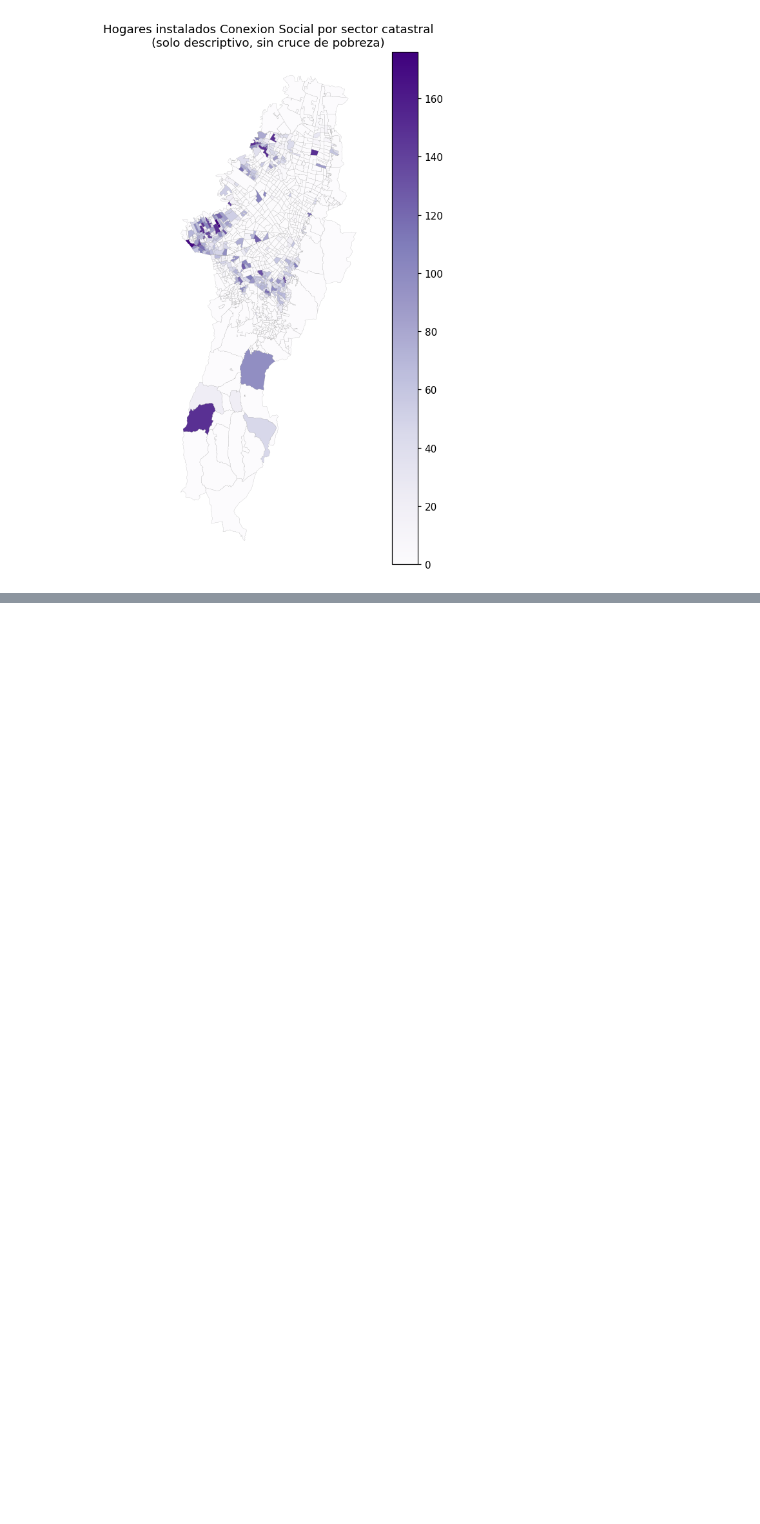
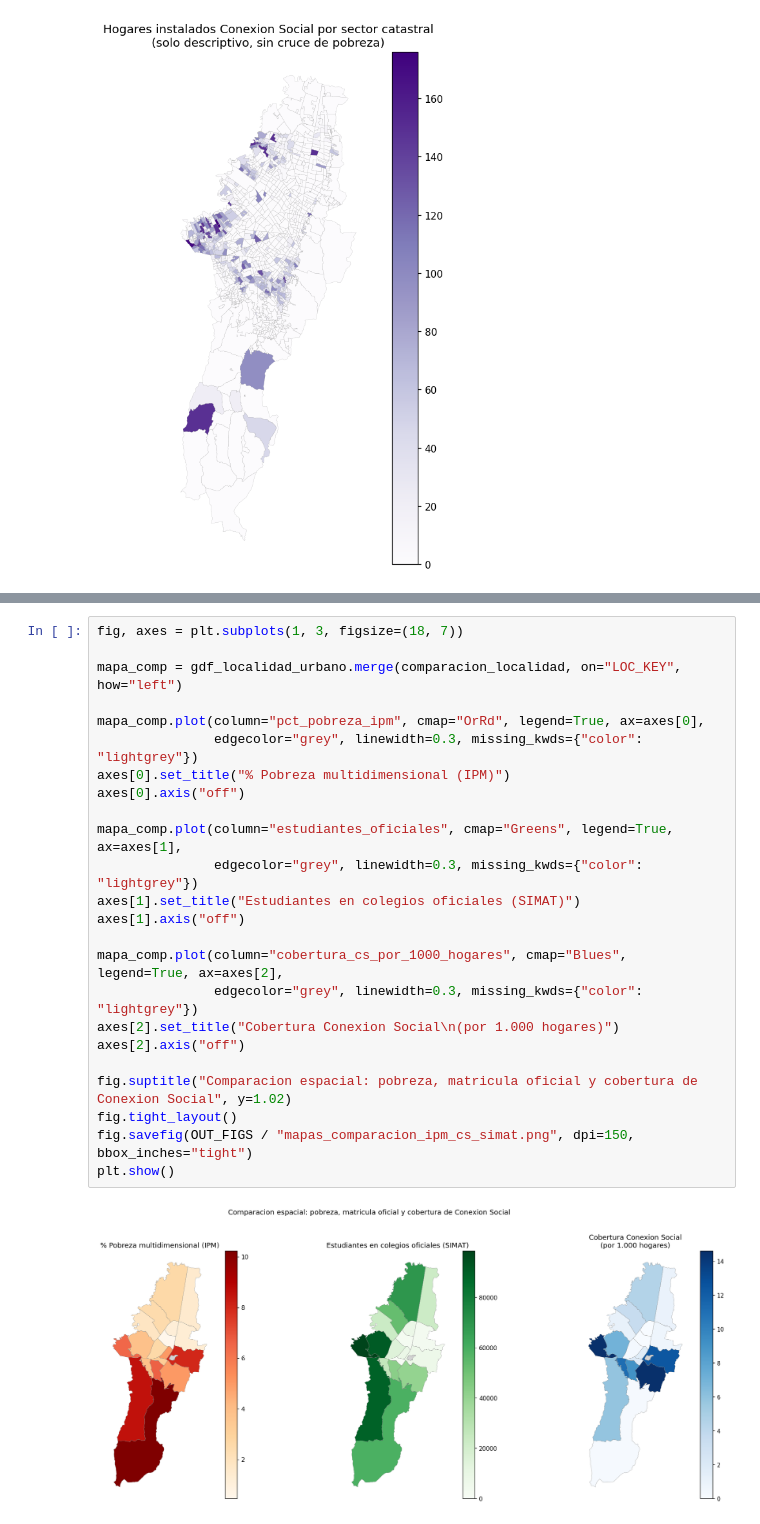
Before and after one commit to jestupinan5/DataJam---Conexi-n-Social-Integraci-n-Social, a Jupyter notebook: notebooks/01_analisis_espacial_conexion_social.ipynb, the cells around one changed output, grey strips where cells are left out. Drawn from its saved outputs; the diff is of its cells as text; blank space fills up the shorter version.

```diff
--- a/notebooks/01_analisis_espacial_conexion_social.ipynb
+++ b/notebooks/01_analisis_espacial_conexion_social.ipynb
@@ -613,0 +803,26 @@ Seccion pendiente de activar cuando se disponga del archivo SIMAT.
+# %%
+fig, axes = plt.subplots(1, 3, figsize=(18, 7))
+
+mapa_comp = gdf_localidad_urbano.merge(comparacion_localidad, on="LOC_KEY", how="left")
+
+mapa_comp.plot(column="pct_pobreza_ipm", cmap="OrRd", legend=True, ax=axes[0],
+               edgecolor="grey", linewidth=0.3, missing_kwds={"color": "lightgrey"})
+axes[0].set_title("% Pobreza multidimensional (IPM)")
+axes[0].axis("off")
+
+mapa_comp.plot(column="estudiantes_oficiales", cmap="Greens", legend=True, ax=axes[1],
+               edgecolor="grey", linewidth=0.3, missing_kwds={"color": "lightgrey"})
+axes[1].set_title("Estudiantes en colegios oficiales (SIMAT)")
+axes[1].axis("off")
+
+mapa_comp.plot(column="cobertura_cs_por_1000_hogares", cmap="Blues", legend=True, ax=axes[2],
+               edgecolor="grey", linewidth=0.3, missing_kwds={"color": "lightgrey"})
+axes[2].set_title("Cobertura Conexion Social\n(por 1.000 hogares)")
+axes[2].axis("off")
+
+fig.suptitle("Comparacion espacial: pobreza, matricula oficial y cobertura de Conexion Social", y=1.02)
+fig.tight_layout()
+fig.savefig(OUT_FIGS / "mapas_comparacion_ipm_cs_simat.png", dpi=150, bbox_inches="tight")
+plt.show()
+# %% [output]
+[figure, added]
```
Also changed, not shown: parts of 20 cells of this notebook, 11 other files.
